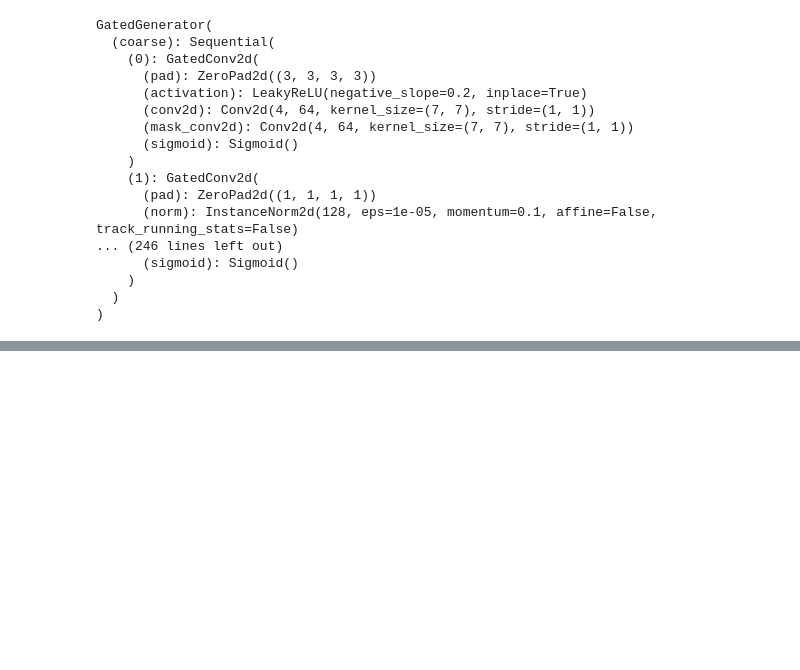
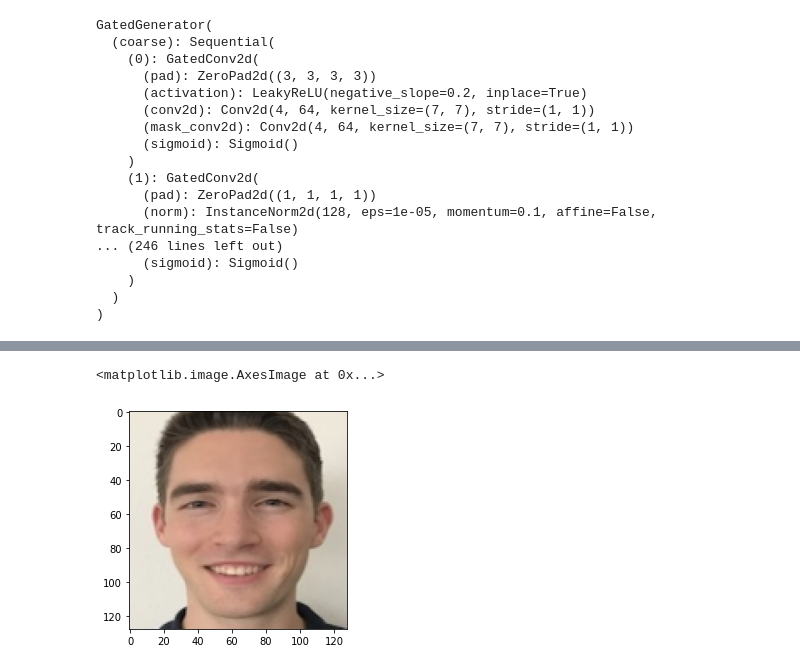
Before and after one commit to ksj3421/CS445-Object-Inpainting, a Jupyter notebook: combine_result.ipynb, the cells around one changed output, grey strips where cells are left out. Drawn from its saved outputs; the diff is of its cells as text; code cells hidden in the pictures; blank space fills up the shorter version.

```diff
--- a/combine_result.ipynb
+++ b/combine_result.ipynb
@@ -139,0 +173,6 @@ plt.imshow(return_image_numpy(second_out_wholeimg))
+# %%
+#frame_for_generate = torch.from_numpy(frame_for_generate).unsqueeze(0)
+plt.imshow(return_image_numpy(frame_for_generate/255    ))
+# %% [output]
+<matplotlib.image.AxesImage at 0x...>
+[figure, added]
```
Also changed, not shown: parts of 8 cells of this notebook.
